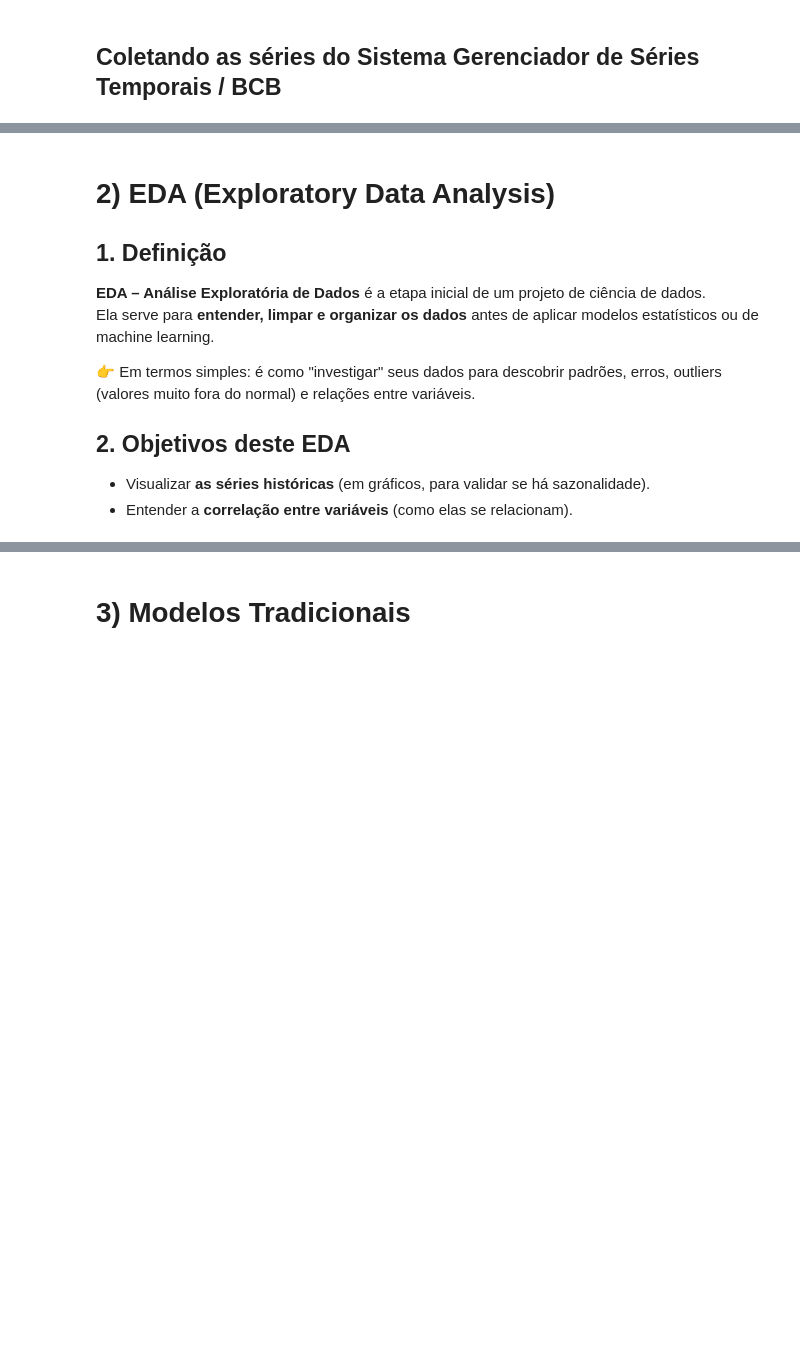
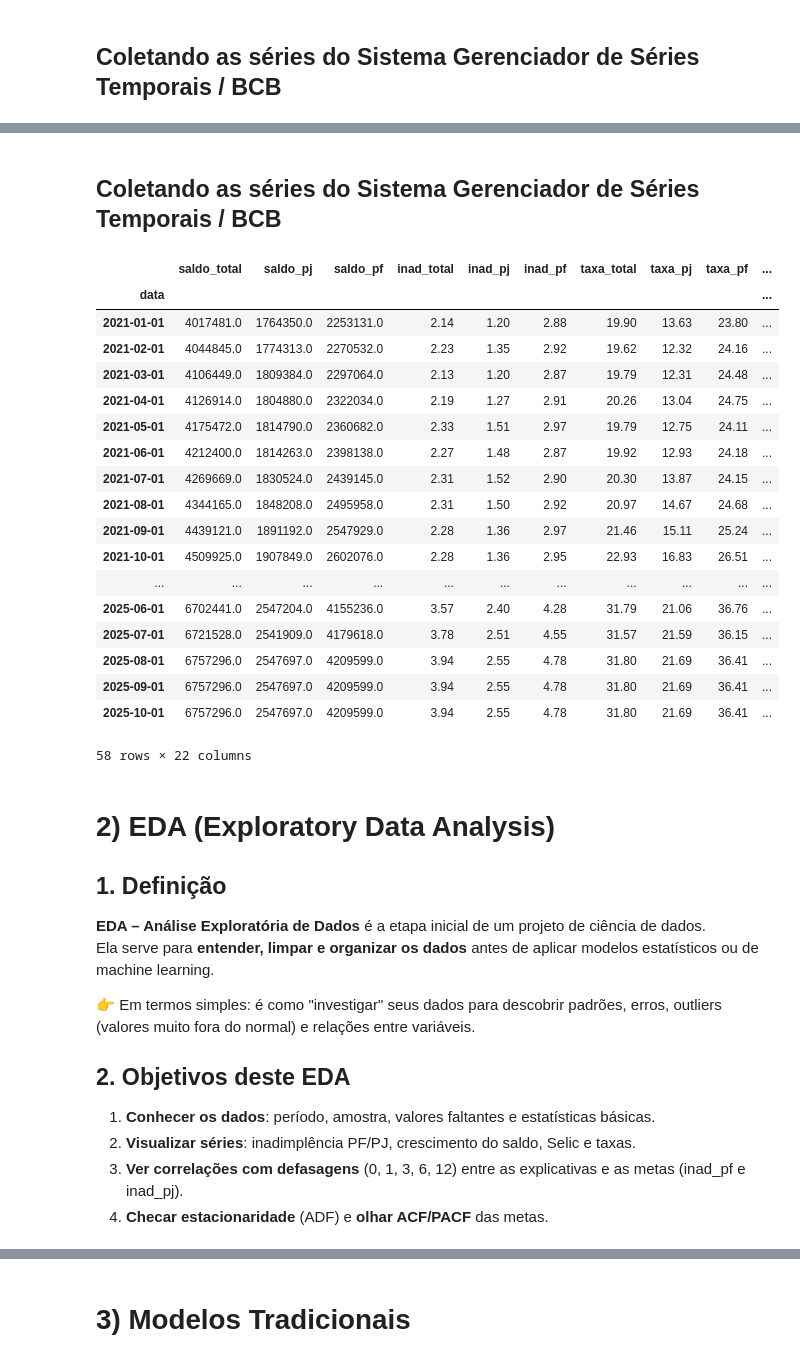
Before and after one commit to akemitti/Inteligencia-Artificial, a Jupyter notebook: prev_series_temporais.ipynb, the cells around one changed output, grey strips where cells are left out. Cells and saved outputs as stored; diff of their text form; code cells hidden in the pictures; blank space fills up the shorter version.

```diff
--- a/prev_series_temporais.ipynb
+++ b/prev_series_temporais.ipynb
@@ -373,0 +127,2 @@ base
+# %% [markdown]
+## Coletando as séries do Sistema Gerenciador de Séries Temporais / BCB
@@ -374,3 +150,53 @@ base
+# %%
+todos = list(CODIGOS.values())
+bruto = baixar_varias_series(todos, DATA_INICIO, DATA_FIM)
+
+# Renomear colunas sgs_XXXX -> nomes amigáveis
+mapa = {f"sgs_{v}": k for k, v in CODIGOS.items()}
+dados = bruto.rename(columns=mapa).copy()
+
+# Preencher buracos pontuais (após merge)
+dados = dados.ffill()
+
+# ===== Transformações principais =====
+dados["saldo_total_var12m"] = variacao_12m_pct(dados["saldo_total"])
+dados["saldo_pf_var12m"]    = variacao_12m_pct(dados["saldo_pf"])
+dados["saldo_pj_var12m"]    = variacao_12m_pct(dados["saldo_pj"])
+
+# ===== Defasagens (PF t+3: lags CURTOS e sem 0-lag) =====
+# Juros / preço do crédito (fortes em 1–3m para PF)
+dados = adicionar_defasagens(dados, ["selic_252"], lags=[1, 3])
+dados = adicionar_defasagens(dados, ["taxa_total"], lags=[1, 3])
+
+# Ciclo de carteira (opcional para PF; manter 1–3 para testar ganho)
+dados = adicionar_defasagens(dados, ["saldo_pf_var12m", "saldo_pj_var12m"], lags=[1, 3])
+
+# ===== Alvo no futuro (APENAS t+3 e APENAS PF) =====
+dados = adicionar_alvos_futuros(dados, ["inad_pf"], horizontes=[3])
+
+# Persistir a base preparada
+dados.to_csv("base_sgs.csv")
+dados
+# %% [output]
+|  | saldo_total | saldo_pj | saldo_pf | inad_total | inad_pj | inad_pf | taxa_total | taxa_pj | taxa_pf | ... |
+| data |  |  |  |  |  |  |  |  |  | ... |
+| 2021-01-01 | 4017481.0 | 1764350.0 | 2253131.0 | 2.14 | 1.20 | 2.88 | 19.90 | 13.63 | 23.80 | ... |
+| 2021-02-01 | 4044845.0 | 1774313.0 | 2270532.0 | 2.23 | 1.35 | 2.92 | 19.62 | 12.32 | 24.16 | ... |
+| 2021-03-01 | 4106449.0 | 1809384.0 | 2297064.0 | 2.13 | 1.20 | 2.87 | 19.79 | 12.31 | 24.48 | ... |
+| 2021-04-01 | 4126914.0 | 1804880.0 | 2322034.0 | 2.19 | 1.27 | 2.91 | 20.26 | 13.04 | 24.75 | ... |
+| 2021-05-01 | 4175472.0 | 1814790.0 | 2360682.0 | 2.33 | 1.51 | 2.97 | 19.79 | 12.75 | 24.11 | ... |
+| 2021-06-01 | 4212400.0 | 1814263.0 | 2398138.0 | 2.27 | 1.48 | 2.87 | 19.92 | 12.93 | 24.18 | ... |
+| 2021-07-01 | 4269669.0 | 1830524.0 | 2439145.0 | 2.31 | 1.52 | 2.90 | 20.30 | 13.87 | 24.15 | ... |
+| 2021-08-01 | 4344165.0 | 1848208.0 | 2495958.0 | 2.31 | 1.50 | 2.92 | 20.97 | 14.67 | 24.68 | ... |
+| 2021-09-01 | 4439121.0 | 1891192.0 | 2547929.0 | 2.28 | 1.36 | 2.97 | 21.46 | 15.11 | 25.24 | ... |
+| 2021-10-01 | 4509925.0 | 1907849.0 | 2602076.0 | 2.28 | 1.36 | 2.95 | 22.93 | 16.83 | 26.51 | ... |
+| ... | ... | ... | ... | ... | ... | ... | ... | ... | ... | ... |
+| 2025-06-01 | 6702441.0 | 2547204.0 | 4155236.0 | 3.57 | 2.40 | 4.28 | 31.79 | 21.06 | 36.76 | ... |
+| 2025-07-01 | 6721528.0 | 2541909.0 | 4179618.0 | 3.78 | 2.51 | 4.55 | 31.57 | 21.59 | 36.15 | ... |
+| 2025-08-01 | 6757296.0 | 2547697.0 | 4209599.0 | 3.94 | 2.55 | 4.78 | 31.80 | 21.69 | 36.41 | ... |
+| 2025-09-01 | 6757296.0 | 2547697.0 | 4209599.0 | 3.94 | 2.55 | 4.78 | 31.80 | 21.69 | 36.41 | ... |
+| 2025-10-01 | 6757296.0 | 2547697.0 | 4209599.0 | 3.94 | 2.55 | 4.78 | 31.80 | 21.69 | 36.41 | ... |
+58 rows × 22 columns
 # %% [markdown]
 # 2) EDA (Exploratory Data Analysis)
 
@@ -381,5 +207,7 @@ Ela serve para **entender, limpar e organizar os dados** antes de aplicar modelo
 👉 Em termos simples: é como "investigar" seus dados para descobrir padrões, erros, outliers (valores muito fora do normal) e relações entre variáveis.
 
 ## 2. Objetivos deste EDA
-- Visualizar **as séries históricas** (em gráficos, para validar se há sazonalidade).
-- Entender a **correlação entre variáveis** (como elas se relacionam).
+1. **Conhecer os dados**: período, amostra, valores faltantes e estatísticas básicas.
+2. **Visualizar séries**: inadimplência PF/PJ, crescimento do saldo, Selic e taxas.
+3. **Ver correlações com defasagens** (0, 1, 3, 6, 12) entre as explicativas e as metas (inad_pf e inad_pj).
+4. **Checar estacionaridade** (ADF) e **olhar ACF/PACF** das metas.
```
Also changed, not shown: parts of 32 cells of this notebook, 47 other files.
